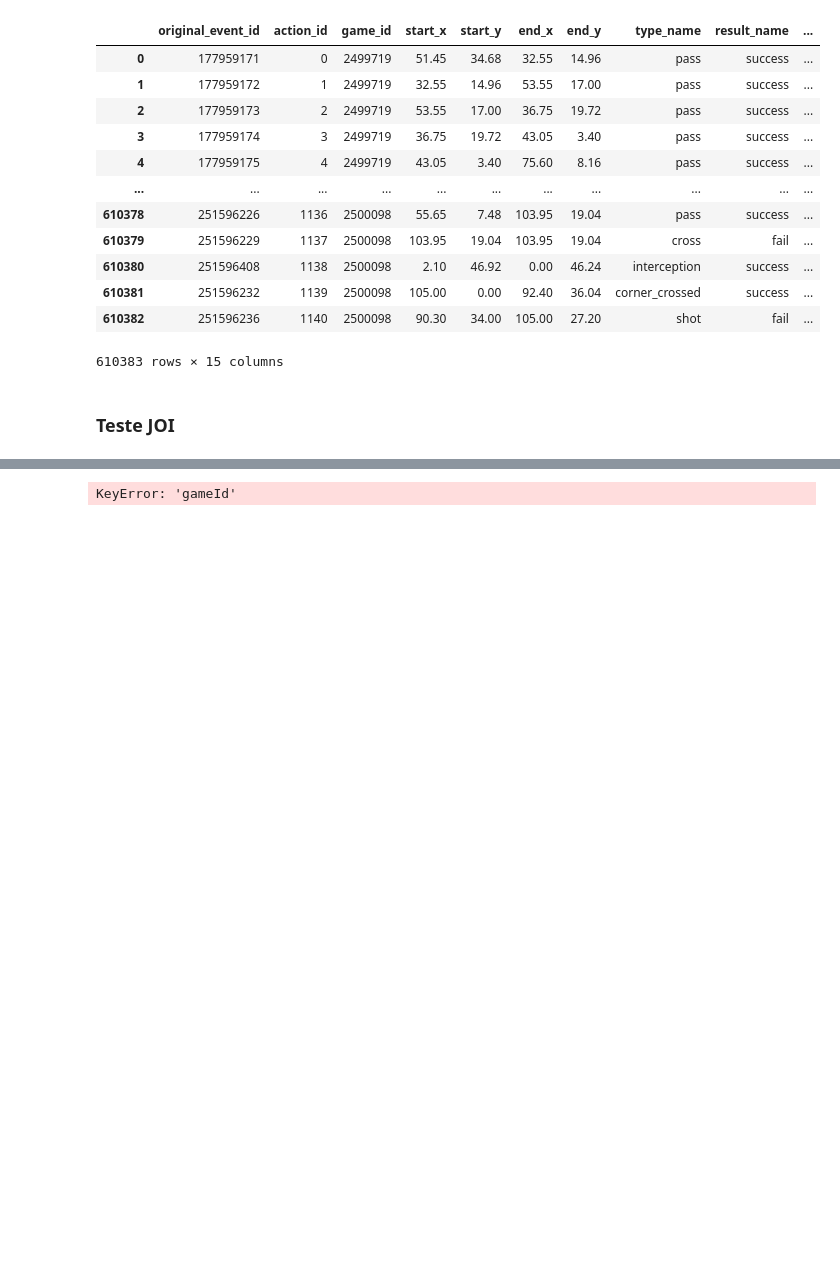
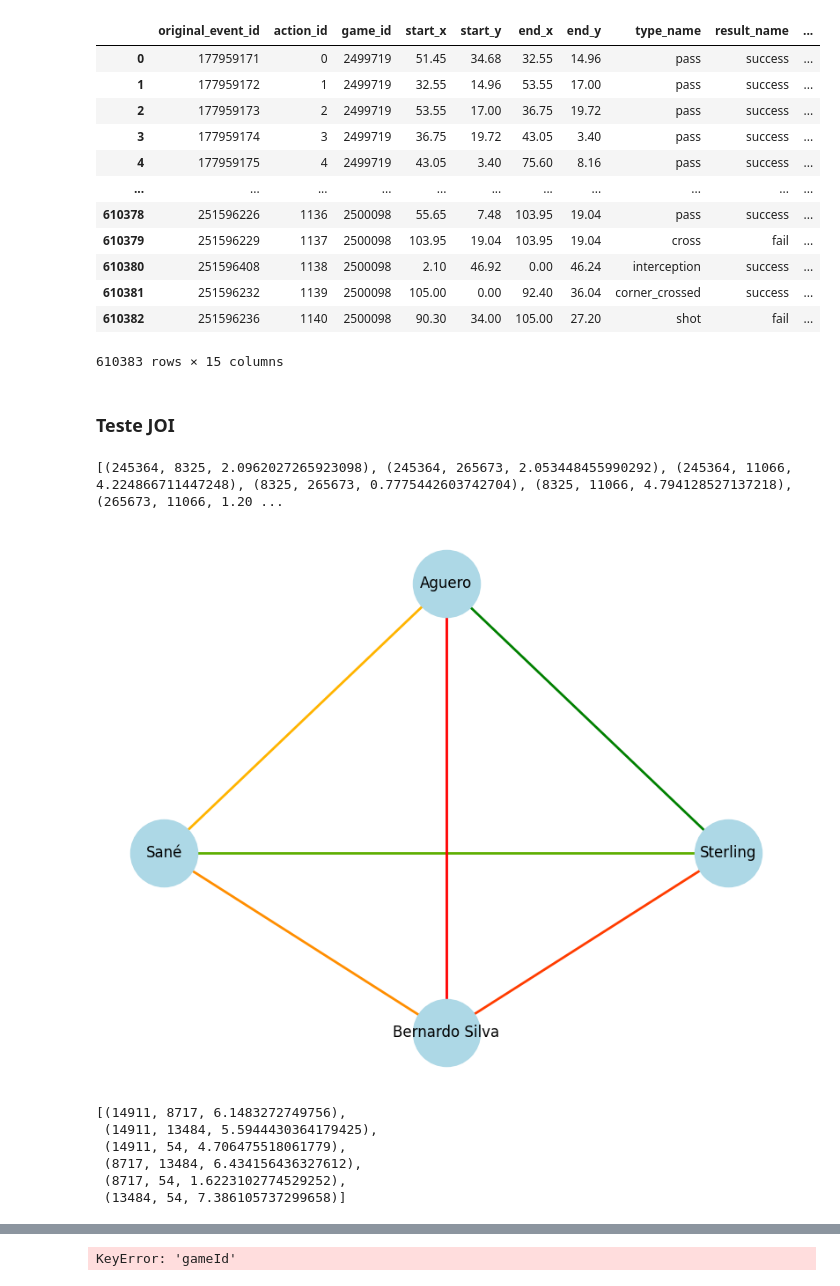
Before and after one commit to vinisilvag/cdaf-projeto, a Jupyter notebook: main.ipynb, the cells around one changed output, grey strips where cells are left out. Saved outputs shown, nothing was run; the diff lists cells and outputs as text; code cells hidden in the pictures; blank space fills up the shorter version.

```diff
--- a/main.ipynb
+++ b/main.ipynb
@@ -453,0 +476,56 @@ action_values["England"]
+# %%
+print(results)
+# %% [output]
+[(245364, 8325, 2.0962027265923098), (245364, 265673, 2.053448455990292), (245364, 11066, 4.224866711447248), (8325, 265673, 0.7775442603742704), (8325, 11066, 4.794128527137218), (265673, 11066, 1.20 ...
+# %%
+from matplotlib.colors import LinearSegmentedColormap
+
+edges_data = [
+    ("Sané", "Aguero", 2.3177105016075075),
+    ("Sané", "Bernardo Silva", 1.9216652114409953),
+    ("Sané", "Sterling", 4.190416147466749),
+    ("Aguero", "Bernardo Silva", 0.8263084552017972),
+    ("Aguero", "Sterling", 4.663609852141235),
+    ("Bernardo Silva", "Sterling", 1.3003131909645163),
+]
+
+G = nx.Graph()
+for u, v, weight in edges_data:
+    G.add_edge(u, v, weight=weight)
+
+# Obter os pesos
+weights = np.array([data['weight'] for u, v, data in G.edges(data=True)])
+
+# Normalizar os pesos para o intervalo [0, 1] para mapear cores
+min_w, max_w = weights.min(), weights.max()
+norm_weights = (weights - min_w) / (max_w - min_w)
+
+# Criar o gradiente de cores (vermelho -> laranja -> amarelo -> verde)
+colors = ['red', 'orange', 'yellow', 'green']
+cmap = LinearSegmentedColormap.from_list('custom_cmap', colors)
+
+edge_colors = [cmap(norm) for norm in norm_weights]
+plt.figure(figsize=(10, 8))
+
+# Layout para posicionar os nós
+pos = {
+    "Sané": (0, 0),
+    "Aguero": (1, 0.6),
+    "Bernardo Silva": (1, -0.4),
+    "Sterling": (2, 0)
+}
+
+# Desenhar nós
+nx.draw_networkx_nodes(G, pos, node_color='lightblue', node_size=3000)
+
+# Desenhar labels nos nós (IDs dos jogadores)
+nx.draw_networkx_labels(G, pos)
+
+# Desenhar arestas com as cores baseadas na métrica
+nx.draw_networkx_edges(G, pos, edge_color=edge_colors, width=2)
+
+# Exibir o gráfico
+plt.axis('off')
+plt.show()
+# %% [output]
+[figure, added]
@@ -453,0 +552,9 @@ action_values["England"]
+# %%
+results
+# %% [output]
+[(14911, 8717, 6.1483272749756),
+ (14911, 13484, 5.5944430364179425),
+ (14911, 54, 4.706475518061779),
+ (8717, 13484, 6.434156436327612),
+ (8717, 54, 1.6223102774529252),
+ (13484, 54, 7.386105737299658)]
```
Also changed, not shown: parts of 8 cells of this notebook, 1 other file.
